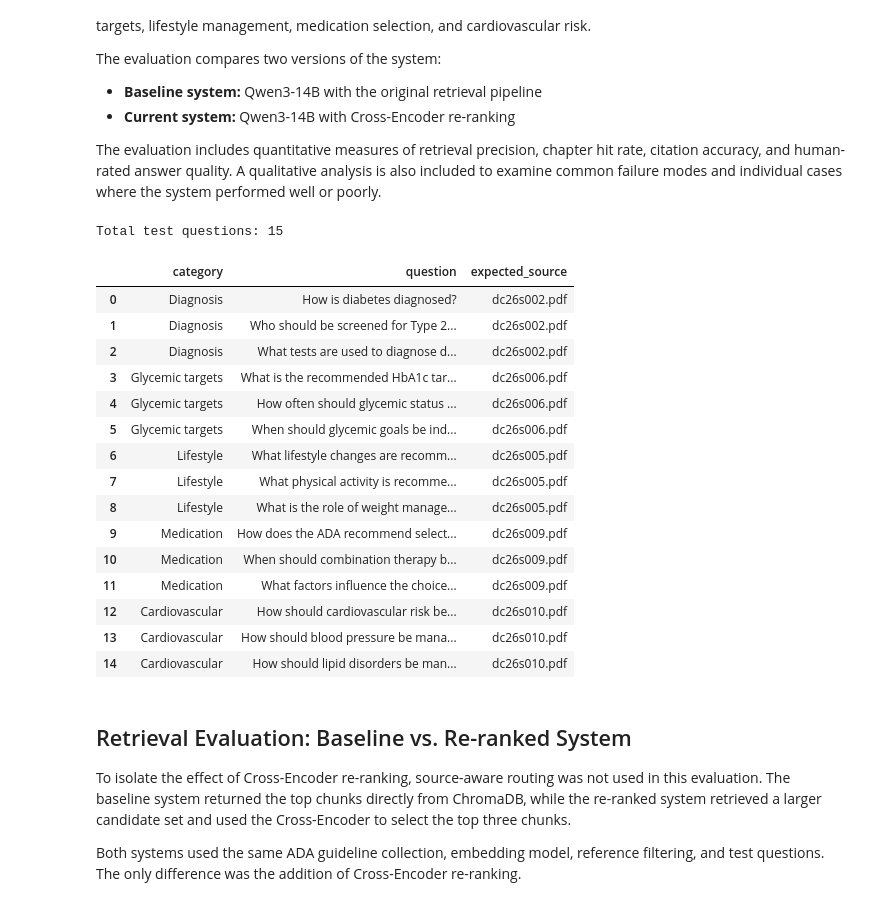
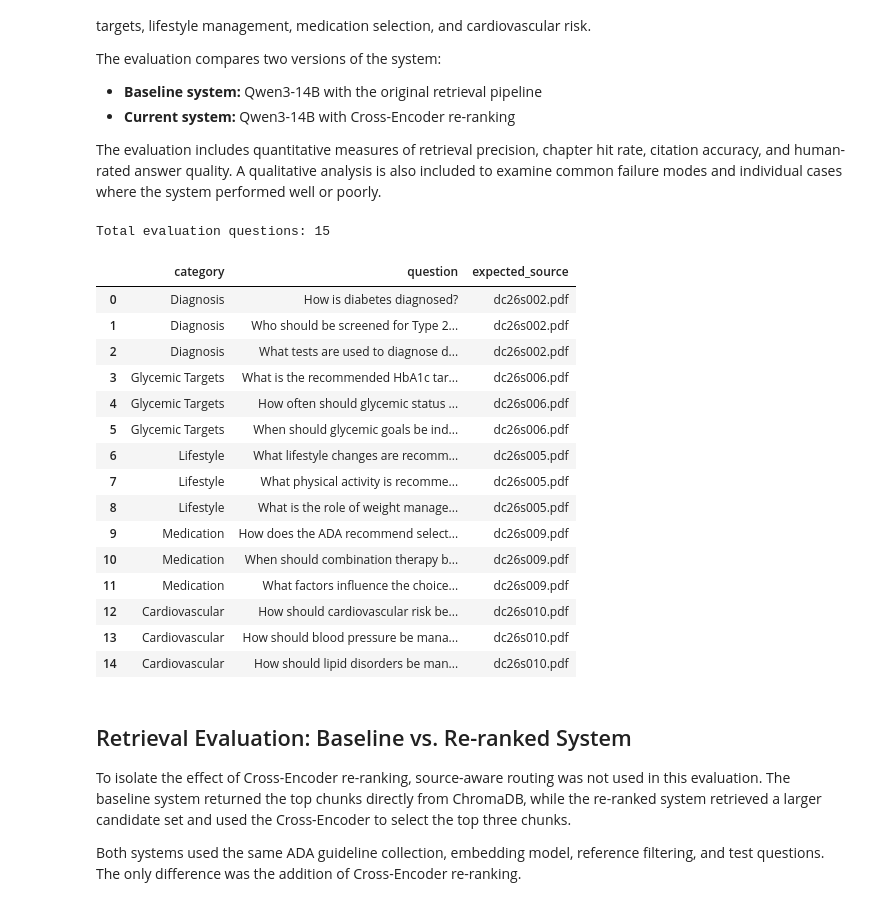
Before and after one commit to akwasianing/clinical-decision-support-rag-diabetes, a Jupyter notebook: notebooks/clinical_decision_support_rag.ipynb, the cells around one changed output. Cells and saved outputs as stored; diff of their text form; code cells hidden in the pictures.

```diff
--- a/notebooks/clinical_decision_support_rag.ipynb
+++ b/notebooks/clinical_decision_support_rag.ipynb
@@ -2023,7 +2322,7 @@ The evaluation compares two versions of the system:
 
 The evaluation includes quantitative measures of retrieval precision, chapter hit rate, citation accuracy, and human-rated answer quality. A qualitative analysis is also included to examine common failure modes and individual cases where the system performed well or poorly.
 # %%
-# CREATE VALUATION TEST SET
+# Create the evaluation test set.
 
 import pandas as pd
 
@@ -2032,101 +2331,102 @@ evaluation_data = [
     {
         "category": "Diagnosis",
         "question": "How is diabetes diagnosed?",
-        "expected_source": "dc26s002.pdf"
+        "expected_source": "dc26s002.pdf",
     },
     {
         "category": "Diagnosis",
         "question": "Who should be screened for Type 2 Diabetes?",
-        "expected_source": "dc26s002.pdf"
+        "expected_source": "dc26s002.pdf",
     },
     {
         "category": "Diagnosis",
         "question": "What tests are used to diagnose diabetes?",
-        "expected_source": "dc26s002.pdf"
+        "expected_source": "dc26s002.pdf",
     },
 
     # Glycemic targets
     {
-        "category": "Glycemic targets",
+        "category": "Glycemic Targets",
         "question": "What is the recommended HbA1c target for most adults with Type 2 Diabetes?",
-        "expected_source": "dc26s006.pdf"
+        "expected_source": "dc26s006.pdf",
     },
     {
-        "category": "Glycemic targets",
+        "category": "Glycemic Targets",
         "question": "How often should glycemic status be assessed?",
-        "expected_source": "dc26s006.pdf"
+        "expected_source": "dc26s006.pdf",
     },
     {
-        "category": "Glycemic targets",
+        "category": "Glycemic Targets",
         "question": "When should glycemic goals be individualized?",
-        "expected_source": "dc26s006.pdf"
+        "expected_source": "dc26s006.pdf",
     },
 
     # Lifestyle management
     {
         "category": "Lifestyle",
         "question": "What lifestyle changes are recommended for Type 2 Diabetes?",
-        "expected_source": "dc26s005.pdf"
+        "expected_source": "dc26s005.pdf",
     },
     {
         "category": "Lifestyle",
         "question": "What physical activity is recommended for adults with diabetes?",
-        "expected_source": "dc26s005.pdf"
+        "expected_source": "dc26s005.pdf",
     },
     {
         "category": "Lifestyle",
         "question": "What is the role of weight management in Type 2 Diabetes?",
-        "expected_source": "dc26s005.pdf"
+        "expected_source": "dc26s005.pdf",
     },
 
     # Pharmacologic treatment
     {
         "category": "Medication",
         "question": "How does the ADA recommend selecting glucose-lowering medications for adults with Type 2 Diabetes?",
-        "expected_source": "dc26s009.pdf"
+        "expected_source": "dc26s009.pdf",
     },
     {
         "category": "Medication",
         "question": "When should combination therapy be considered?",
-        "expected_source": "dc26s009.pdf"
+        "expected_source": "dc26s009.pdf",
     },
     {
         "category": "Medication",
         "question": "What factors influence the choice of glucose-lowering medication?",
-        "expected_source": "dc26s009.pdf"
+        "expected_source": "dc26s009.pdf",
     },
 
-    # Cardiovascular risk
+    # Cardiovascular risk management
     {
         "category": "Cardiovascular",
         "question": "How should cardiovascular risk be managed in people with diabetes?",
-        "expected_source": "dc26s010.pdf"
+        "expected_source": "dc26s010.pdf",
     },
     {
         "category": "Cardiovascular",
         "question": "How should blood pressure be managed in adults with diabetes?",
-        "expected_source": "dc26s010.pdf"
+        "expected_source": "dc26s010.pdf",
     },
     {
         "category": "Cardiovascular",
         "question": "How should lipid disorders be managed in people with diabetes?",
-        "expected_source": "dc26s010.pdf"
-    }
+        "expected_source": "dc26s010.pdf",
+    },
 ]
 
 evaluation_df = pd.DataFrame(evaluation_data)
 
-print("Total test questions:", len(evaluation_df))
+print(f"Total evaluation questions: {len(evaluation_df)}")
+
 evaluation_df
 # %% [output]
-Total test questions: 15
+Total evaluation questions: 15
 |  | category | question | expected_source |
 | 0 | Diagnosis | How is diabetes diagnosed? | dc26s002.pdf |
 | 1 | Diagnosis | Who should be screened for Type 2... | dc26s002.pdf |
 | 2 | Diagnosis | What tests are used to diagnose d... | dc26s002.pdf |
-| 3 | Glycemic targets | What is the recommended HbA1c tar... | dc26s006.pdf |
-| 4 | Glycemic targets | How often should glycemic status ... | dc26s006.pdf |
-| 5 | Glycemic targets | When should glycemic goals be ind... | dc26s006.pdf |
+| 3 | Glycemic Targets | What is the recommended HbA1c tar... | dc26s006.pdf |
+| 4 | Glycemic Targets | How often should glycemic status ... | dc26s006.pdf |
+| 5 | Glycemic Targets | When should glycemic goals be ind... | dc26s006.pdf |
 | 6 | Lifestyle | What lifestyle changes are recomm... | dc26s005.pdf |
 | 7 | Lifestyle | What physical activity is recomme... | dc26s005.pdf |
 | 8 | Lifestyle | What is the role of weight manage... | dc26s005.pdf |
```
Also changed, not shown: parts of 86 cells of this notebook.
